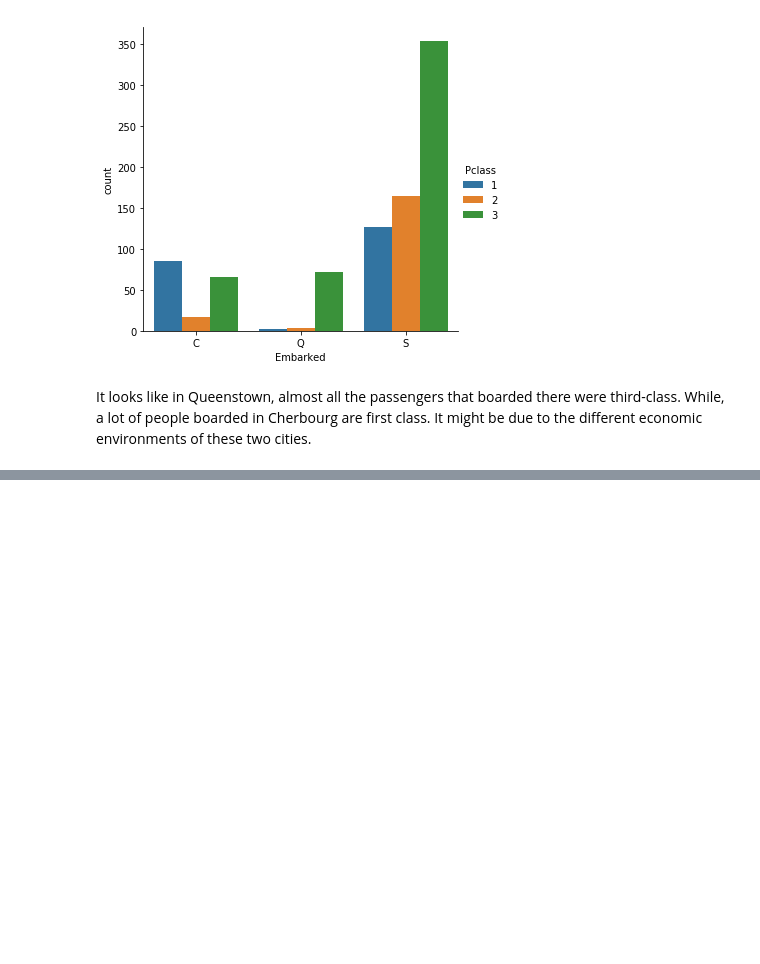
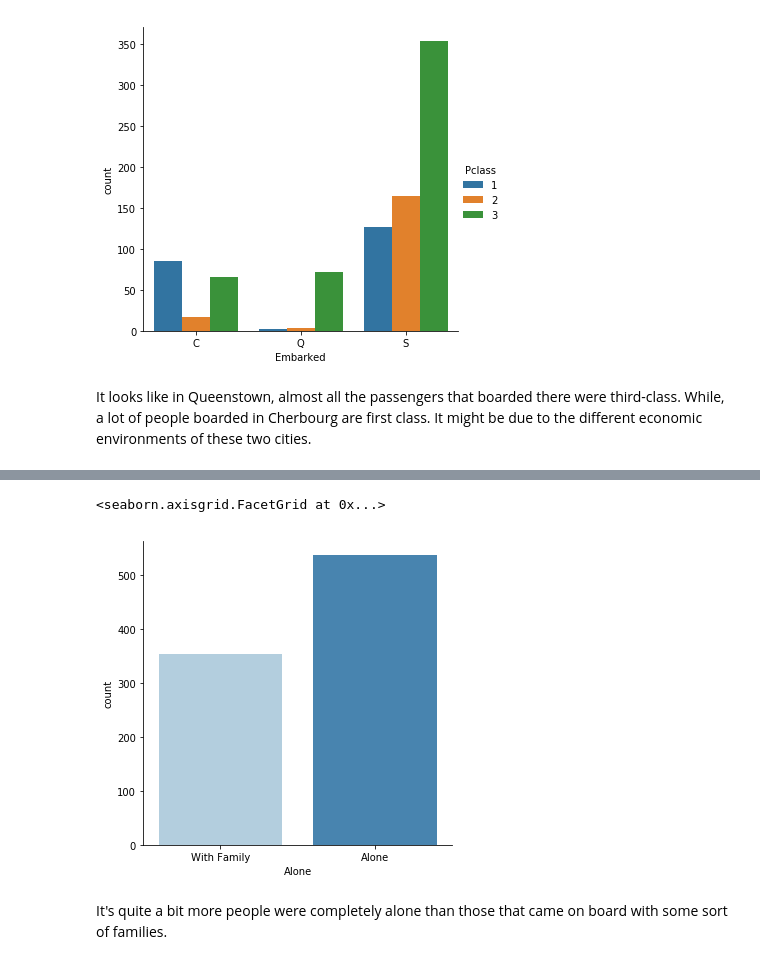
Before and after one commit to stellazhu31/Kaggle-Titanic-Machine-Learning-Personal-Project, a Jupyter notebook: Prediction of Titanic Survival Information.ipynb, the cells around one changed output, grey strips where cells are left out. Drawn from its saved outputs; the diff is of its cells as text; code cells hidden in the pictures; blank space fills up the shorter version.

Commit message:
Whether alone or not

```diff
--- a/Prediction of Titanic Survival Information.ipynb
+++ b/Prediction of Titanic Survival Information.ipynb
@@ -236,0 +250,3 @@ It looks like in Queenstown, almost all the passengers that boarded there were t
+# %%
+#Define a column to define what alone means:
+titanic_df['Alone'] = titanic_df.SibSp + titanic_df.Parch
@@ -236,0 +275,4 @@ It looks like in Queenstown, almost all the passengers that boarded there were t
+# %%
+titanic_df['Alone'].loc[titanic_df['Alone'] > 0] = 'With Family'
+
+titanic_df['Alone'].loc[titanic_df['Alone'] == 0] = 'Alone'
@@ -236,0 +293,7 @@ It looks like in Queenstown, almost all the passengers that boarded there were t
+# %%
+sns.factorplot(x='Alone', data=titanic_df,kind='count',palette='Blues')
+# %% [output]
+<seaborn.axisgrid.FacetGrid at 0x...>
+[figure, added]
+# %% [markdown]
+It's quite a bit more people were completely alone than those that came on board with some sort of families.
```
Also changed, not shown: parts of 6 cells of this notebook.
